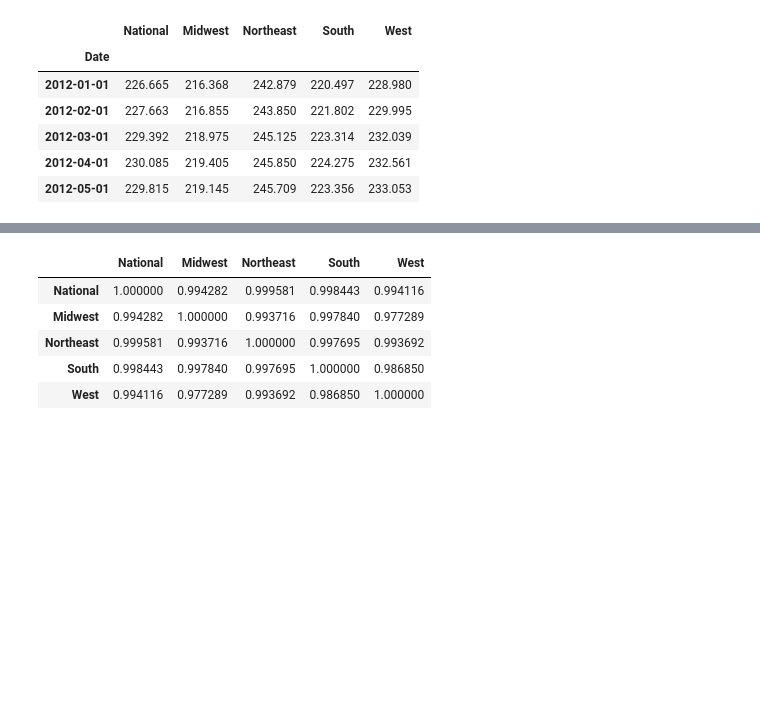
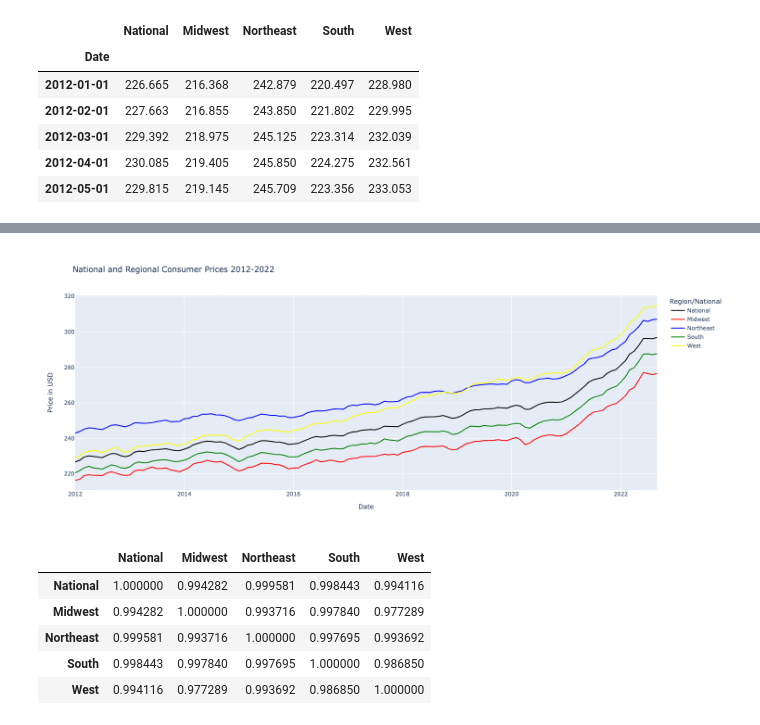
Before and after one commit to SZun/Real-Impact-of-Inflation, a Jupyter notebook: Real-Impact-Of-Inflation.ipynb, the cells around one changed output, grey strips where cells are left out. Cells and saved outputs as stored; diff of their text form; code cells hidden in the pictures; blank space fills up the shorter version.

```diff
--- a/Real-Impact-Of-Inflation.ipynb
+++ b/Real-Impact-Of-Inflation.ipynb
@@ -293,12 +293,8 @@ combined_df.head()
 | 2012-04-01 | 230.085 | 219.405 | 245.850 | 224.275 | 232.561 |
 | 2012-05-01 | 229.815 | 219.145 | 245.709 | 223.356 | 233.053 |
 # %%
-combined_df.hvplot.line(
-    title="All Regions",
-    xlabel="Date",
-    ylabel="Price",
-    color=['black','red','blue','green','yellow']
-)
-
-# plot is just for reference, can changed
+px.line(combined_df,
+        labels={'value': 'Price in USD', 'variable': 'Region/National'},
+        title="National and Regional Consumer Prices 2012-2022", color_discrete_sequence=['black','red','blue','green','yellow'],
+       width=1300, height=600)
 # %% [output]
@@ -305,0 +301 @@ combined_df.hvplot.line(
+[figure, added]
```
Also changed, not shown: parts of 8 cells of this notebook.
